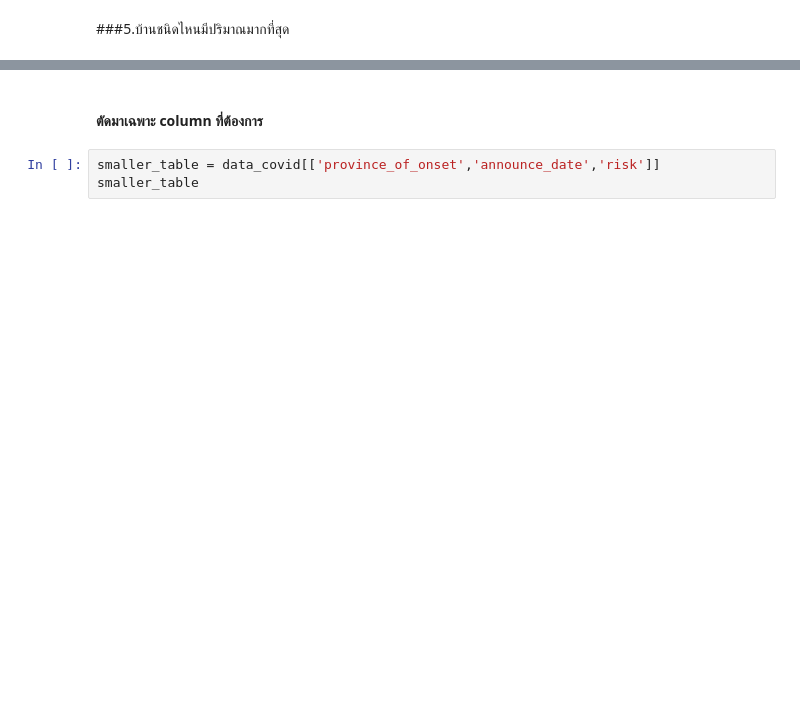
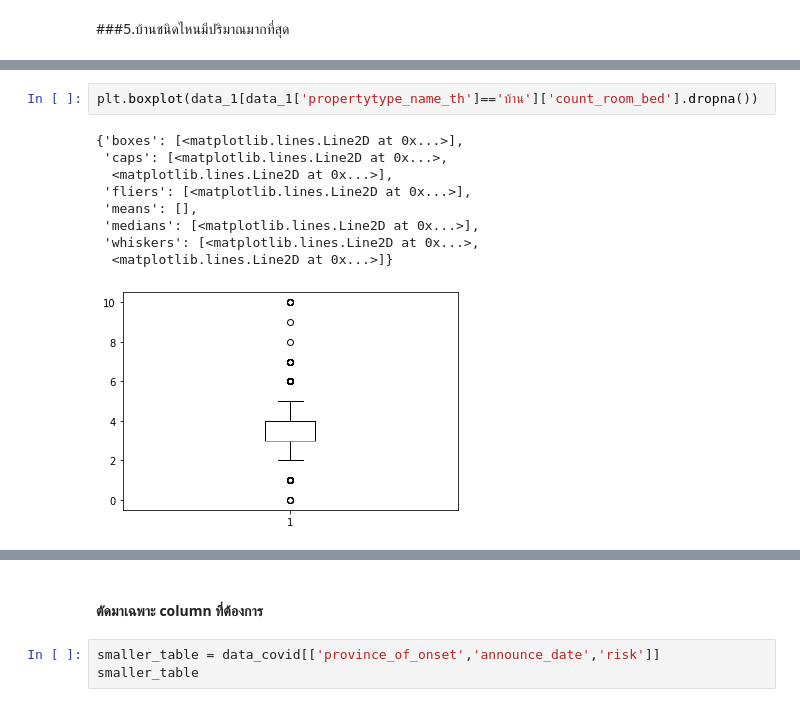
Before and after one commit to Nattakonjpg/BasicProg_DataViz65, a Jupyter notebook: Pandas_dataframe.ipynb, the cells around one changed output, grey strips where cells are left out. Cells and saved outputs as stored; diff of their text form; blank space fills up the shorter version.

```diff
--- a/Pandas_dataframe.ipynb
+++ b/Pandas_dataframe.ipynb
@@ -121,0 +262,12 @@ data_1['propertytype_name_en'].describe()
+# %%
+plt.boxplot(data_1[data_1['propertytype_name_th']=='บ้าน']['count_room_bed'].dropna())
+# %% [output]
+{'boxes': [<matplotlib.lines.Line2D at 0x...>],
+ 'caps': [<matplotlib.lines.Line2D at 0x...>,
+  <matplotlib.lines.Line2D at 0x...>],
+ 'fliers': [<matplotlib.lines.Line2D at 0x...>],
+ 'means': [],
+ 'medians': [<matplotlib.lines.Line2D at 0x...>],
+ 'whiskers': [<matplotlib.lines.Line2D at 0x...>,
+  <matplotlib.lines.Line2D at 0x...>]}
+[figure, added]
```
Also changed, not shown: parts of 78 cells of this notebook.
